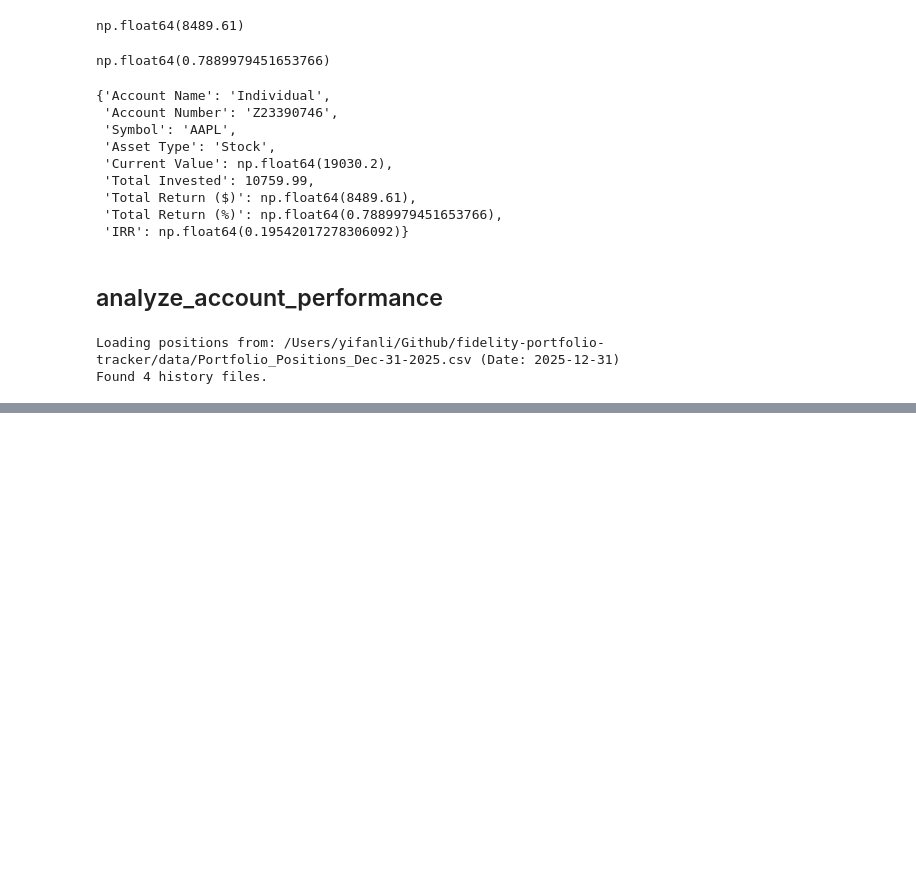
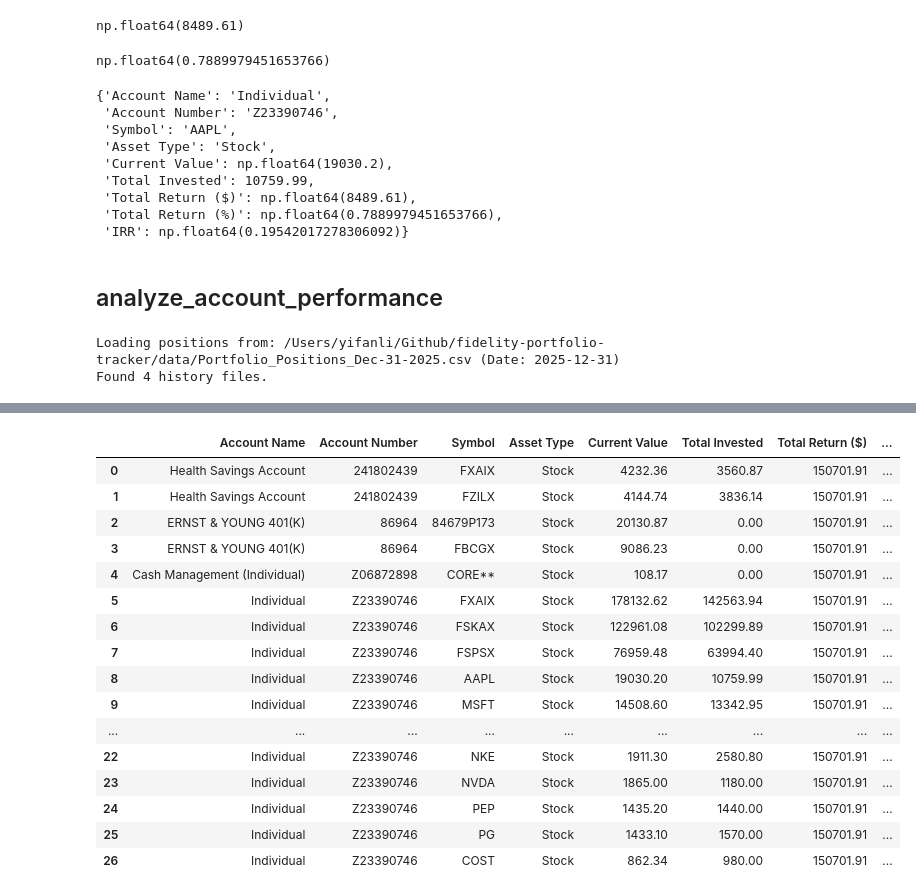
Before and after one commit to yifan-lee/fidelity-portfolio-tracker, a Jupyter notebook: Dev.ipynb, the cells around one changed output, grey strips where cells are left out. Cells and saved outputs as stored; diff of their text form; code cells hidden in the pictures; blank space fills up the shorter version.

```diff
--- a/Dev.ipynb
+++ b/Dev.ipynb
@@ -567,0 +638,2 @@ acct = accounts[0]
+# %%
+total_invested, irr = analyze_entity_performance(transactions_df, positions_df, latest_date, account_num=acc_num, symbol=None)
@@ -567,0 +699,10 @@ acct = accounts[0]
+# %%
+from support_functions.data_loader import load_data
+from support_functions.analysis import (
+    filter_transactions, filter_positions,
+    build_stock_cash_flows, build_account_cash_flows,
+    xirr, analyze_entity_performance
+)
+
+data_dir = f'{project_path}/data'
+positions_df, transactions_df, latest_date = load_data(data_dir)
@@ -567,0 +712,8 @@ acct = accounts[0]
+# %%
+results = []
+
+accounts_unique = positions_df.groupby(['Account Number','Account Name'])['Current Value'].sum().reset_index()
+# %%
+row = accounts_unique.iloc[3]
+acc_num = row['Account Number']
+acc_name = row['Account Name']
@@ -567,0 +752,54 @@ acct = accounts[0]
+# %%
+results = []
+
+accounts_unique = positions_df.groupby(['Account Number','Account Name'])['Current Value'].sum().reset_index()
+
+for _, row in accounts_unique.iterrows():
+
+    acc_num = row['Account Number']
+    acc_name = row['Account Name']
+
+
+    target_type = 'Stock'
+    sub_positions_df = positions_df[
+        (positions_df['Account Name'] == acc_name) &
+        (positions_df['Asset Type'] == target_type)
+    ]
+
+    for _, sub_row in sub_positions_df.iterrows():
+        symbol = sub_row['Symbol']
+        curr_val = sub_row['Current Value']
+        if symbol in ['Pending activity']:
+            continue
+
+        total_invested, irr = analyze_entity_performance(transactions_df, positions_df, latest_date, account_num=acc_num, symbol=symbol)
+        results.append({
+            'Account Name': acc_name,
+            'Account Number': acc_num,
+            'Symbol': symbol,
+            'Asset Type': 'Stock',
+            'Current Value': curr_val,
+            'Total Invested': total_invested,
+            'Total Return ($)': total_return,
+            'Total Return (%)': total_return_ratio,
+            'IRR': irr
+        })
+pd.DataFrame(results)
+# %% [output]
+|  | Account Name | Account Number | Symbol | Asset Type | Current Value | Total Invested | Total Return ($) | ... |
+| 0 | Health Savings Account | 241802439 | FXAIX | Stock | 4232.36 | 3560.87 | 150701.91 | ... |
+| 1 | Health Savings Account | 241802439 | FZILX | Stock | 4144.74 | 3836.14 | 150701.91 | ... |
+| 2 | ERNST & YOUNG 401(K) | 86964 | 84679P173 | Stock | 20130.87 | 0.00 | 150701.91 | ... |
+| 3 | ERNST & YOUNG 401(K) | 86964 | FBCGX | Stock | 9086.23 | 0.00 | 150701.91 | ... |
+| 4 | Cash Management (Individual) | Z06872898 | CORE** | Stock | 108.17 | 0.00 | 150701.91 | ... |
+| 5 | Individual | Z23390746 | FXAIX | Stock | 178132.62 | 142563.94 | 150701.91 | ... |
+| 6 | Individual | Z23390746 | FSKAX | Stock | 122961.08 | 102299.89 | 150701.91 | ... |
+| 7 | Individual | Z23390746 | FSPSX | Stock | 76959.48 | 63994.40 | 150701.91 | ... |
+| 8 | Individual | Z23390746 | AAPL | Stock | 19030.20 | 10759.99 | 150701.91 | ... |
+| 9 | Individual | Z23390746 | MSFT | Stock | 14508.60 | 13342.95 | 150701.91 | ... |
+| ... | ... | ... | ... | ... | ... | ... | ... | ... |
+| 22 | Individual | Z23390746 | NKE | Stock | 1911.30 | 2580.80 | 150701.91 | ... |
+| 23 | Individual | Z23390746 | NVDA | Stock | 1865.00 | 1180.00 | 150701.91 | ... |
+| 24 | Individual | Z23390746 | PEP | Stock | 1435.20 | 1440.00 | 150701.91 | ... |
+| 25 | Individual | Z23390746 | PG | Stock | 1433.10 | 1570.00 | 150701.91 | ... |
+| 26 | Individual | Z23390746 | COST | Stock | 862.34 | 980.00 | 150701.91 | ... |
```
Also changed, not shown: parts of 20 cells of this notebook, 3 other files.
